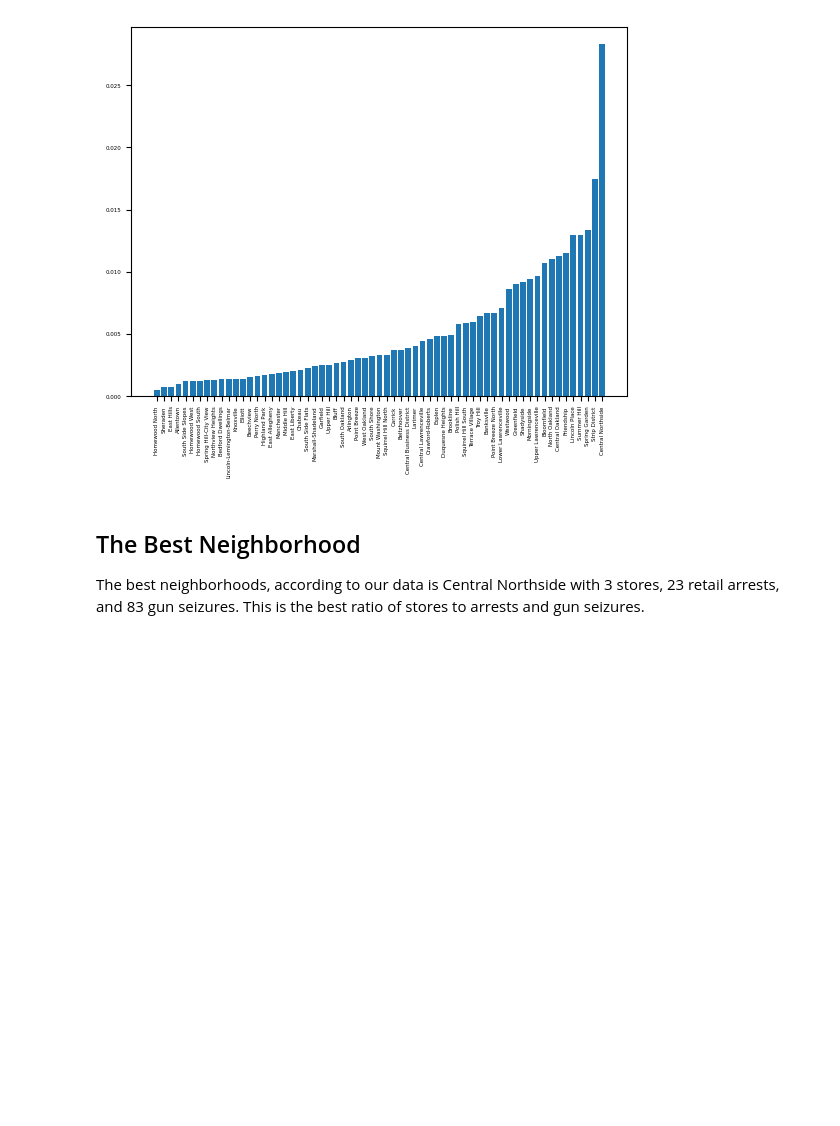
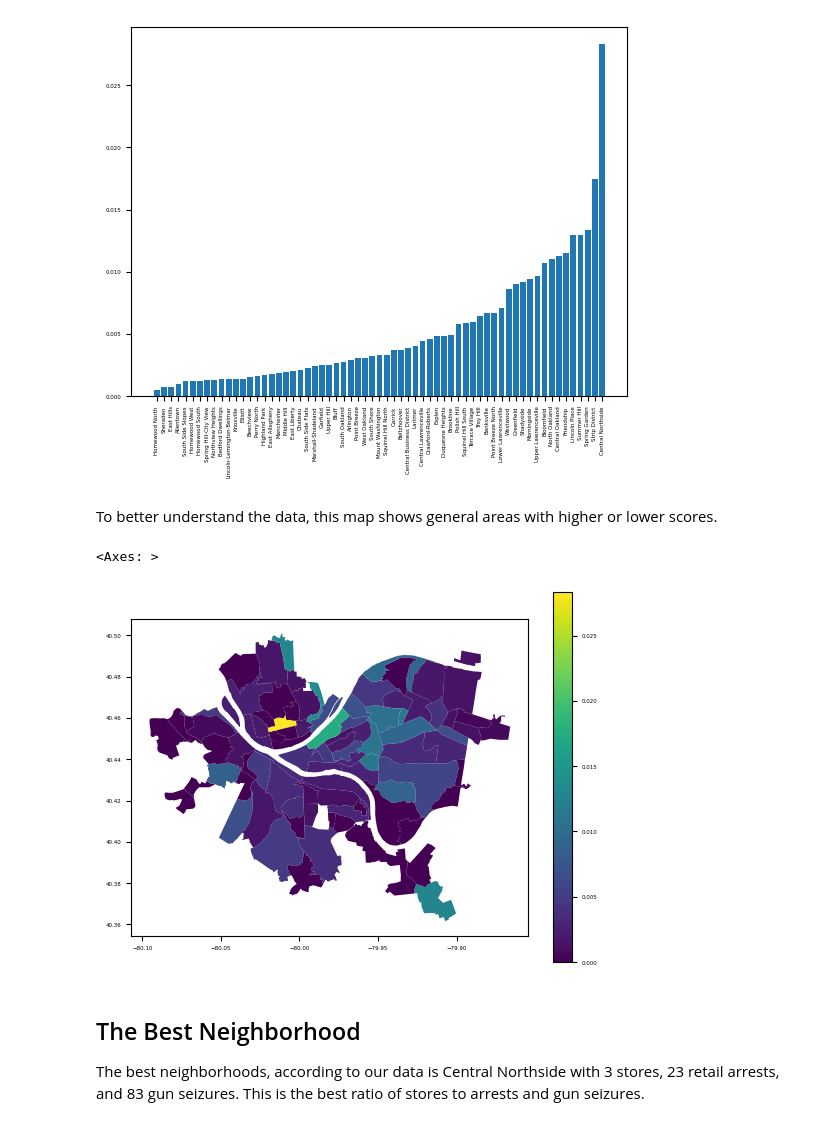
Before and after one commit to eansmith/BigIdeasFinalProject, a Jupyter notebook: Final.ipynb, the cells around one changed output. Drawn from its saved outputs; the diff is of its cells as text; code cells hidden in the pictures; blank space fills up the shorter version.

```diff
--- a/Final.ipynb
+++ b/Final.ipynb
@@ -39,6 +42,28 @@ plt.xticks(rotation = 90)
 plt.show()
 # %% [output]
 [figure]
+# %% [markdown]
+To better understand the data, this map shows general areas with higher or lower scores.
+# %%
+import geopandas
+
+pgh = geopandas.read_file("https://data.wprdc.org/dataset/e672f13d-71c4-4a66-8f38-710e75ed80a4/resource/c5a93a8e-03d7-4eb3-91a8-c6b7db0fa261/download/pittsburghpaneighborhoods-.zip")
+pgh["score"] = 0
+for index, row in pgh.iterrows():
+    #print(pgh["hood"].values[0])
+    if row["hood"] not in finalData:
+
+        row["score"] = 0
+        continue
+
+    pgh.at[index,"score"] =  finalData[row["hood"]]
+
+    #print(finalData[row["hood"]] )
+#pgh['score']
+pgh.plot(column = "score", legend=True)
+# %% [output]
+<Axes: >
+[figure, added]
 # %% [markdown]
 ## The Best Neighborhood
 The best neighborhoods, according to our data is Central Northside with 3 stores, 23 retail arrests, and 83 gun seizures. This is the best ratio of stores to arrests and gun seizures.
```
Also changed, not shown: parts of 2 cells of this notebook, 3 other files.
